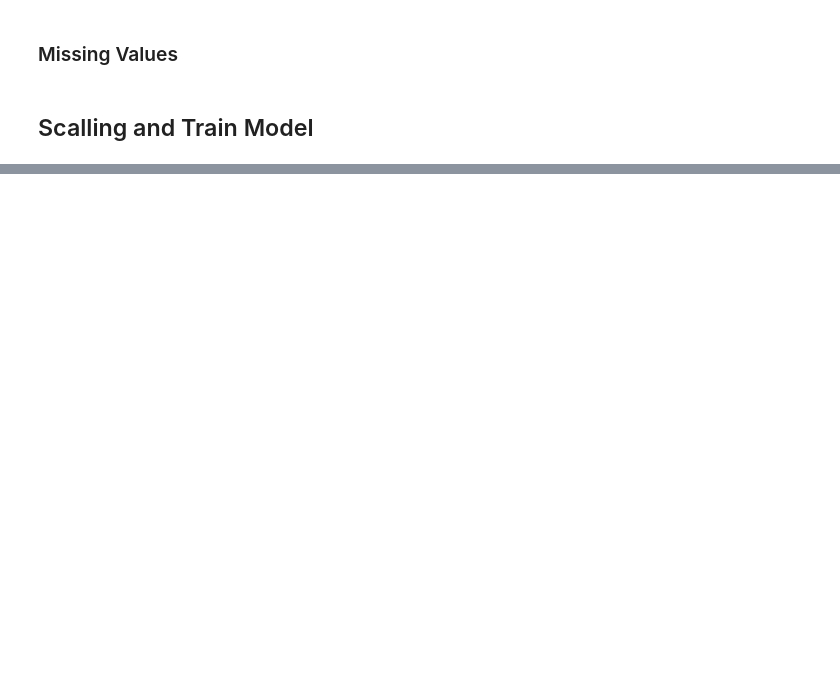
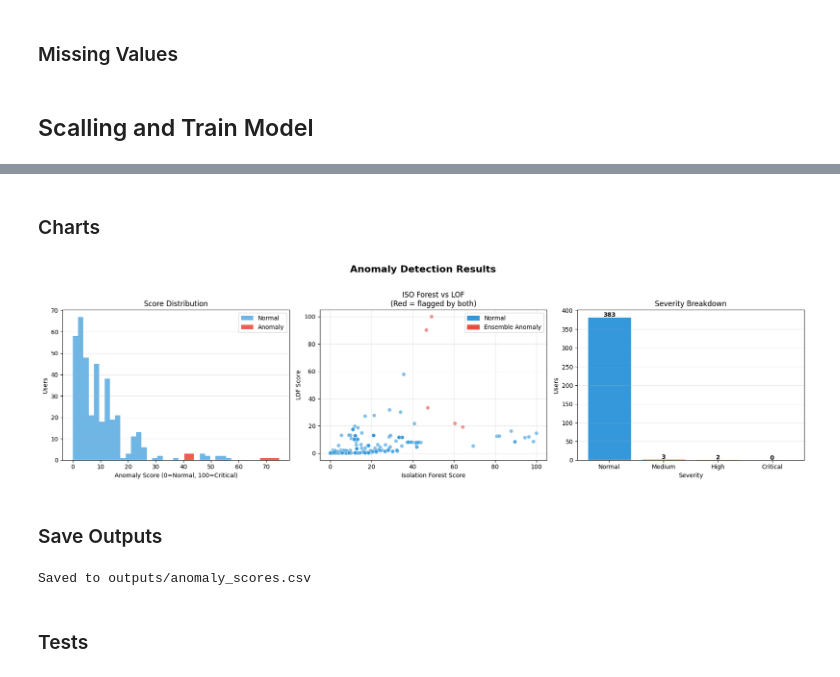
Before and after one commit to Yunnna005/FYP, a Jupyter notebook: Data/models/anomaly_detection.ipynb, the cells around one changed output, grey strips where cells are left out. Drawn from its saved outputs; the diff is of its cells as text; code cells hidden in the pictures; blank space fills up the shorter version.

Commit message:
anomally detection complete

```diff
--- a/Data/models/anomaly_detection.ipynb
+++ b/Data/models/anomaly_detection.ipynb
@@ -79,0 +100,11 @@ X_scaled = scaler.fit_transform(X)
+# %%
+lof = LocalOutlierFactor(
+    n_neighbors=min(20, len(X) - 1),
+    contamination=0.05,
+    metric='euclidean',
+    n_jobs=-1
+)
+lof_labels = lof.fit_predict(X_scaled)
+lof_scores = lof.negative_outlier_factor_
+
+print(f'LOF — flagged {(lof_labels == -1).sum()} users')
@@ -79,0 +289,60 @@ X_scaled = scaler.fit_transform(X)
+# %% [markdown]
+### Charts
+# %%
+fig, axes = plt.subplots(1, 3, figsize=(18, 5))
+fig.suptitle('Anomaly Detection Results', fontsize=16, fontweight='bold', y=1.02)
+
+ax1 = axes[0]
+ax1.hist(anomaly_df[~anomaly_df['is_anomaly']]['anomaly_score'],
+         bins=30, color='#3498db', alpha=0.7, label='Normal')
+ax1.hist(anomaly_df[anomaly_df['is_anomaly']]['anomaly_score'],
+         bins=10, color='#e74c3c', alpha=0.9, label='Anomaly')
+ax1.set_xlabel('Anomaly Score (0=Normal, 100=Critical)')
+ax1.set_ylabel('Users')
+ax1.set_title('Score Distribution')
+ax1.legend()
+ax1.grid(axis='y', alpha=0.3)
+
+ax2 = axes[1]
+c_map = anomaly_df['is_anomaly'].map({True: '#e74c3c', False: '#3498db'})
+ax2.scatter(anomaly_df['iso_score'], anomaly_df['lof_score'],
+            c=c_map, alpha=0.6, s=40, edgecolors='white', linewidth=0.5)
+ax2.set_xlabel('Isolation Forest Score')
+ax2.set_ylabel('LOF Score')
+ax2.set_title('ISO Forest vs LOF\n(Red = flagged by both)')
+ax2.legend(handles=[
+    mpatches.Patch(color='#3498db', label='Normal'),
+    mpatches.Patch(color='#e74c3c', label='Ensemble Anomaly')
+])
+ax2.grid(alpha=0.3)
+
+ax3 = axes[2]
+severity_order  = ['Normal', 'Medium', 'High', 'Critical']
+severity_colors = {'Normal': '#3498db', 'Medium': '#f39c12', 'High': '#e67e22', 'Critical': '#e74c3c'}
+counts = anomaly_df['severity'].value_counts().reindex(severity_order, fill_value=0)
+bars   = ax3.bar(counts.index, counts.values,
+                 color=[severity_colors[s] for s in counts.index], edgecolor='white')
+for bar, val in zip(bars, counts.values):
+    ax3.text(bar.get_x() + bar.get_width()/2, bar.get_height() + 0.3,
+             str(val), ha='center', fontweight='bold')
+ax3.set_xlabel('Severity')
+ax3.set_ylabel('Users')
+ax3.set_title('Severity Breakdown')
+ax3.grid(axis='y', alpha=0.3)
+
+plt.tight_layout()
+plt.show()
+# %% [output]
+[figure, added]
+# %% [markdown]
+### Save Outputs
+# %%
+save_cols = (
+    ['iso_score', 'lof_score', 'anomaly_score', 'iso_flag', 'lof_flag', 'is_anomaly', 'severity']
+    + available_features
+    + [c for c in context_cols if c in anomaly_df.columns]
+)
+anomaly_df[save_cols].to_csv('outputs/anomaly_scores.csv')
+print('Saved to outputs/anomaly_scores.csv')
+# %% [output]
+Saved to outputs/anomaly_scores.csv
@@ -79,0 +401,2 @@ X_scaled = scaler.fit_transform(X)
+# %% [markdown]
+### Tests
```
Also changed, not shown: parts of 15 cells of this notebook, 1 other file.
